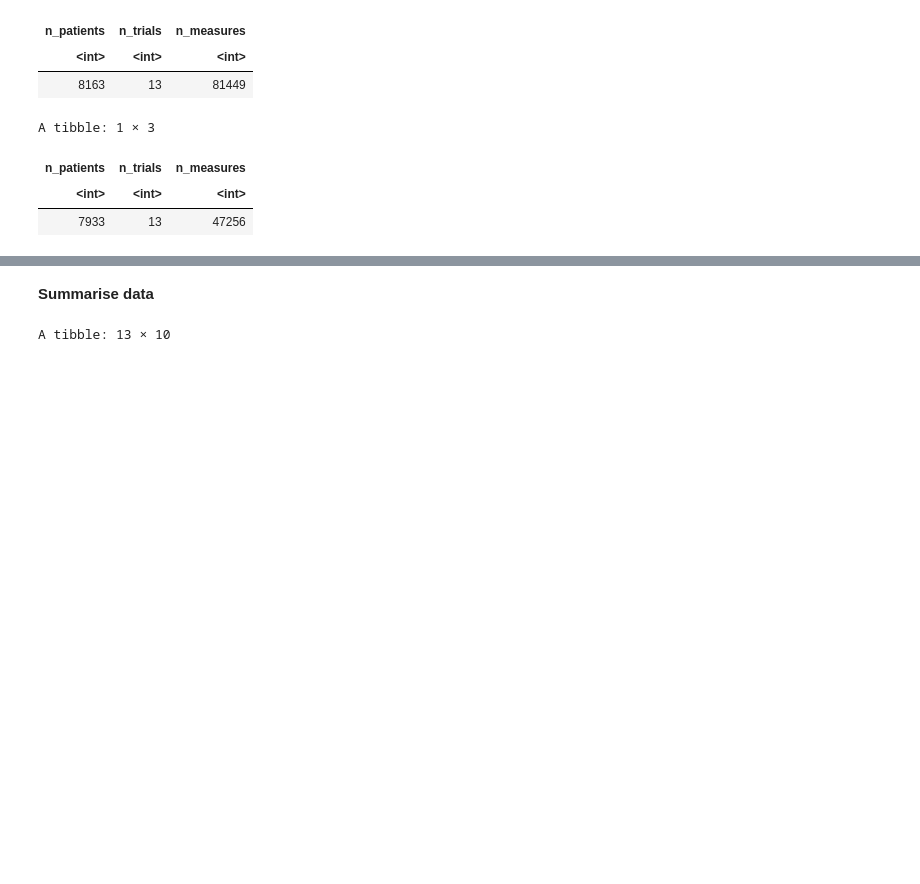
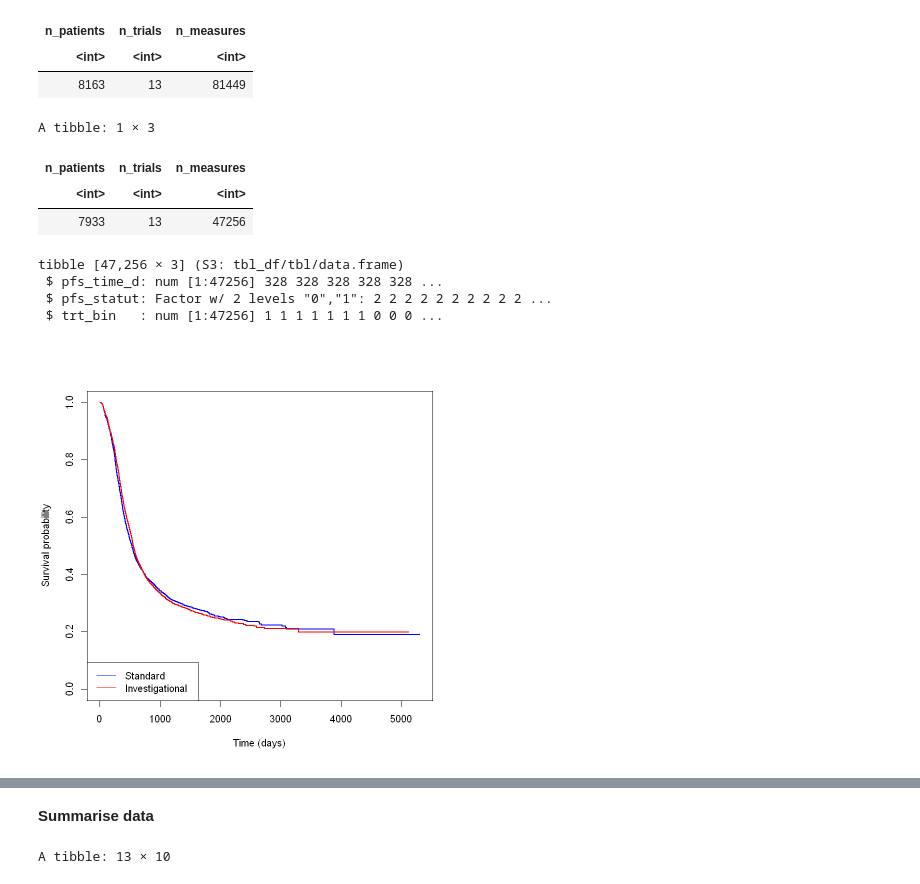
Before and after one commit to Kodro23/Surrogacy_evaluation_CA125, a Jupyter notebook: notebooks/CA125.ipynb, the cells around one changed output, grey strips where cells are left out. Saved outputs shown, nothing was run; the diff lists cells and outputs as text; code cells hidden in the pictures; blank space fills up the shorter version.

```diff
--- a/notebooks/CA125.ipynb
+++ b/notebooks/CA125.ipynb
@@ -96,3 +119,32 @@ A tibble: 1 × 3
 | n_patients | n_trials | n_measures |
 | <int> | <int> | <int> |
 | 7933 | 13 | 47256 |
+# %%
+str(ca125_all_6[, c("pfs_time_d", "pfs_statut", "trt_bin")])
+# %% [output]
+tibble [47,256 × 3] (S3: tbl_df/tbl/data.frame)
+ $ pfs_time_d: num [1:47256] 328 328 328 328 328 ...
+ $ pfs_statut: Factor w/ 2 levels "0","1": 2 2 2 2 2 2 2 2 2 2 ...
+ $ trt_bin   : num [1:47256] 1 1 1 1 1 1 1 0 0 0 ...
+# %%
+
+#Survival vs treatment
+ca125_all_6$trt_bin <- factor(ca125_all_6$trt_bin,
+                         levels = c(0, 1))
+
+km_trt <- survfit(Surv(pfs_time_d, as.numeric(as.character(pfs_statut))) ~ trt_bin,
+              data = ca125_all_6[!duplicated(ca125_all_6$id), ])
+
+plot(km_trt,
+     col = c("blue", "red"),
+     lwd = 2,
+     xlab = "Time (days)",
+     ylab = "Survival probability",
+     mark.time = FALSE)
+
+legend("bottomleft",
+       legend = c("Standard", "Investigational"),
+       col = c("blue", "red"),
+       lwd = 1)
+# %% [output]
+[figure, added]
```
Also changed, not shown: parts of 18 cells of this notebook, 13 other files.
